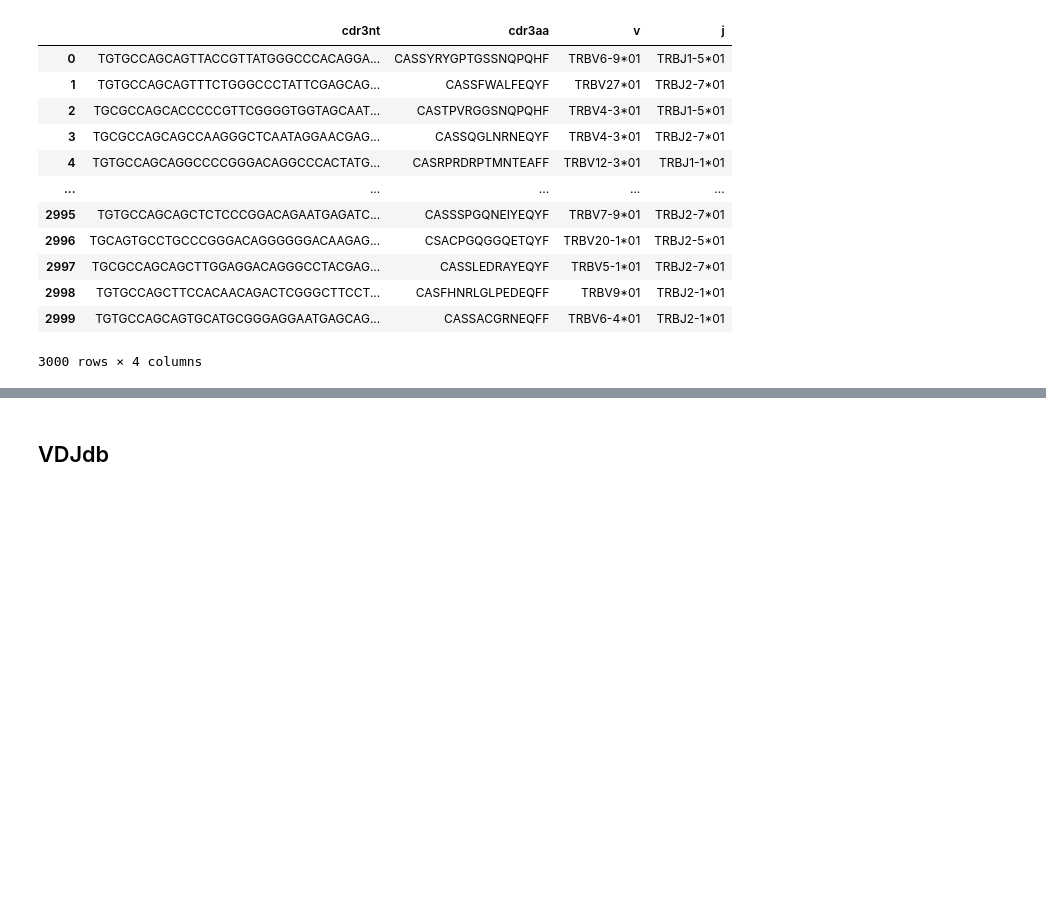
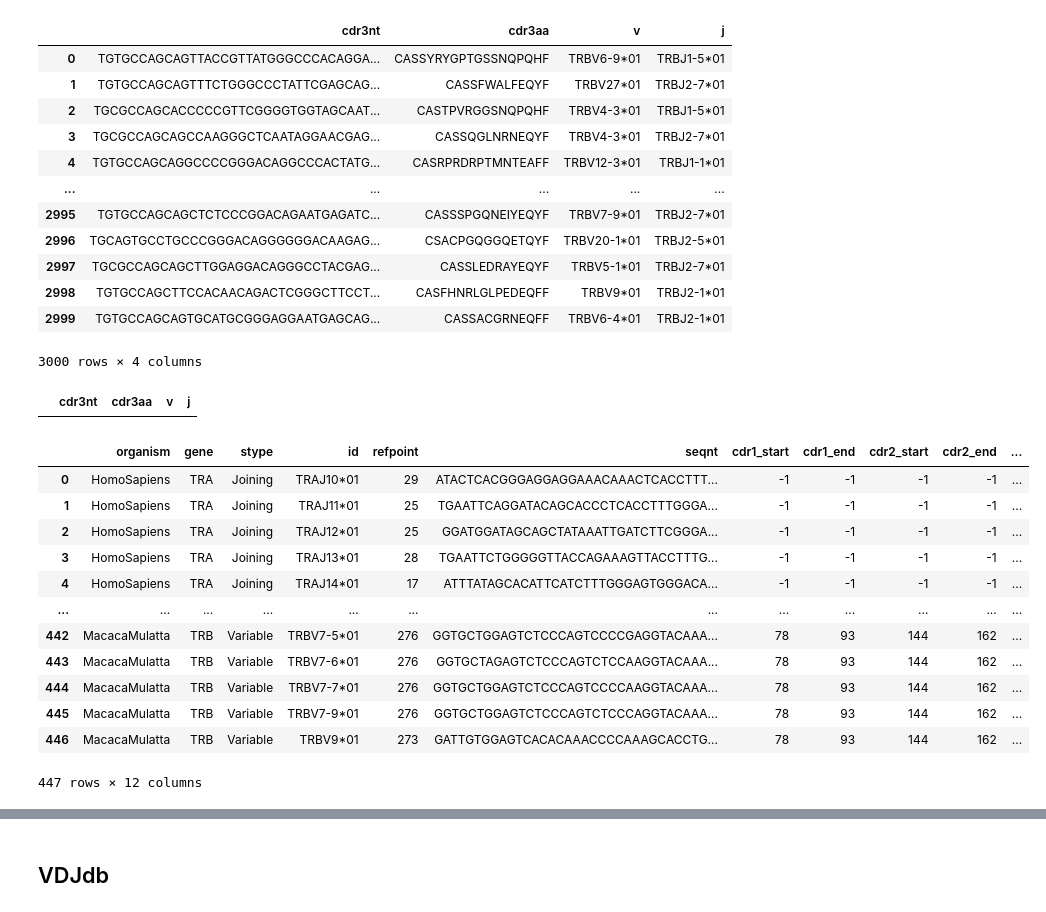
Before and after one commit to yuliajk/tcremp, a Jupyter notebook: data_prep.ipynb, the cells around one changed output, grey strips where cells are left out. Cells and saved outputs as stored; diff of their text form; code cells hidden in the pictures; blank space fills up the shorter version.

```diff
--- a/data_prep.ipynb
+++ b/data_prep.ipynb
@@ -152,0 +178,22 @@ data_preped.to_csv(data_output_path, sep='\t')
+# %%
+data_preped
+# %% [output]
+|  | cdr3nt | cdr3aa | v | j |
+# %%
+d = pd.read_csv('../mirpy/mirpy/mir/resources/segments.txt',sep='\t')
+# %%
+d
+# %% [output]
+|  | organism | gene | stype | id | refpoint | seqnt | cdr1_start | cdr1_end | cdr2_start | cdr2_end | ... |
+| 0 | HomoSapiens | TRA | Joining | TRAJ10*01 | 29 | ATACTCACGGGAGGAGGAAACAAACTCACCTTT... | -1 | -1 | -1 | -1 | ... |
+| 1 | HomoSapiens | TRA | Joining | TRAJ11*01 | 25 | TGAATTCAGGATACAGCACCCTCACCTTTGGGA... | -1 | -1 | -1 | -1 | ... |
+| 2 | HomoSapiens | TRA | Joining | TRAJ12*01 | 25 | GGATGGATAGCAGCTATAAATTGATCTTCGGGA... | -1 | -1 | -1 | -1 | ... |
+| 3 | HomoSapiens | TRA | Joining | TRAJ13*01 | 28 | TGAATTCTGGGGGTTACCAGAAAGTTACCTTTG... | -1 | -1 | -1 | -1 | ... |
+| 4 | HomoSapiens | TRA | Joining | TRAJ14*01 | 17 | ATTTATAGCACATTCATCTTTGGGAGTGGGACA... | -1 | -1 | -1 | -1 | ... |
+| ... | ... | ... | ... | ... | ... | ... | ... | ... | ... | ... | ... |
+| 442 | MacacaMulatta | TRB | Variable | TRBV7-5*01 | 276 | GGTGCTGGAGTCTCCCAGTCCCCGAGGTACAAA... | 78 | 93 | 144 | 162 | ... |
+| 443 | MacacaMulatta | TRB | Variable | TRBV7-6*01 | 276 | GGTGCTAGAGTCTCCCAGTCTCCAAGGTACAAA... | 78 | 93 | 144 | 162 | ... |
+| 444 | MacacaMulatta | TRB | Variable | TRBV7-7*01 | 276 | GGTGCTGGAGTCTCCCAGTCCCCAAGGTACAAA... | 78 | 93 | 144 | 162 | ... |
+| 445 | MacacaMulatta | TRB | Variable | TRBV7-9*01 | 276 | GGTGCTGGAGTCTCCCAGTCTCCCAGGTACAAA... | 78 | 93 | 144 | 162 | ... |
+| 446 | MacacaMulatta | TRB | Variable | TRBV9*01 | 273 | GATTGTGGAGTCACACAAACCCCAAAGCACCTG... | 78 | 93 | 144 | 162 | ... |
+447 rows × 12 columns
```
Also changed, not shown: parts of 11 cells of this notebook, 4 other files.
